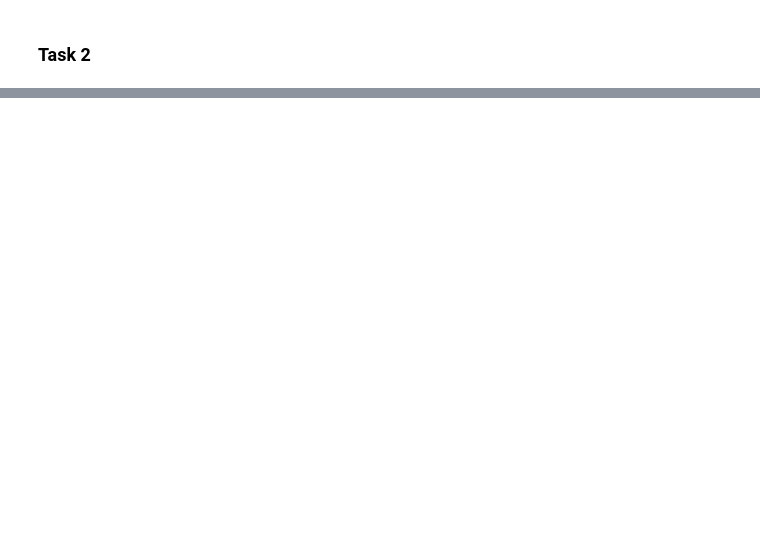
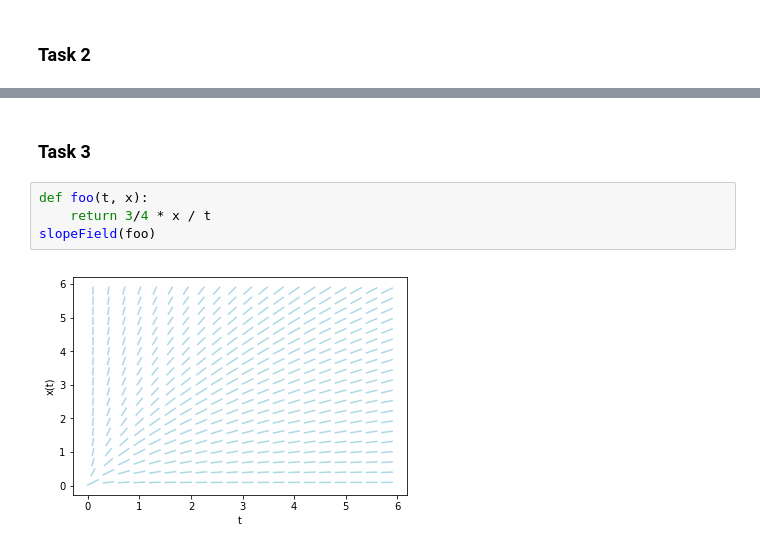
Before and after one commit to peinrules/differential_equations, a Jupyter notebook: Slope_fields.ipynb, the cells around one changed output, grey strips where cells are left out. Cells and saved outputs as stored; diff of their text form; blank space fills up the shorter version.

Commit message:
tasks 1-5

```diff
--- a/Slope_fields.ipynb
+++ b/Slope_fields.ipynb
@@ -35,0 +65,8 @@ formation(foo)
+# %% [markdown]
+### Task 3
+# %%
+def foo(t, x):
+    return 3/4 * x / t
+slopeField(foo)
+# %% [output]
+[figure, added]
```
Also changed, not shown: parts of 17 cells of this notebook.
